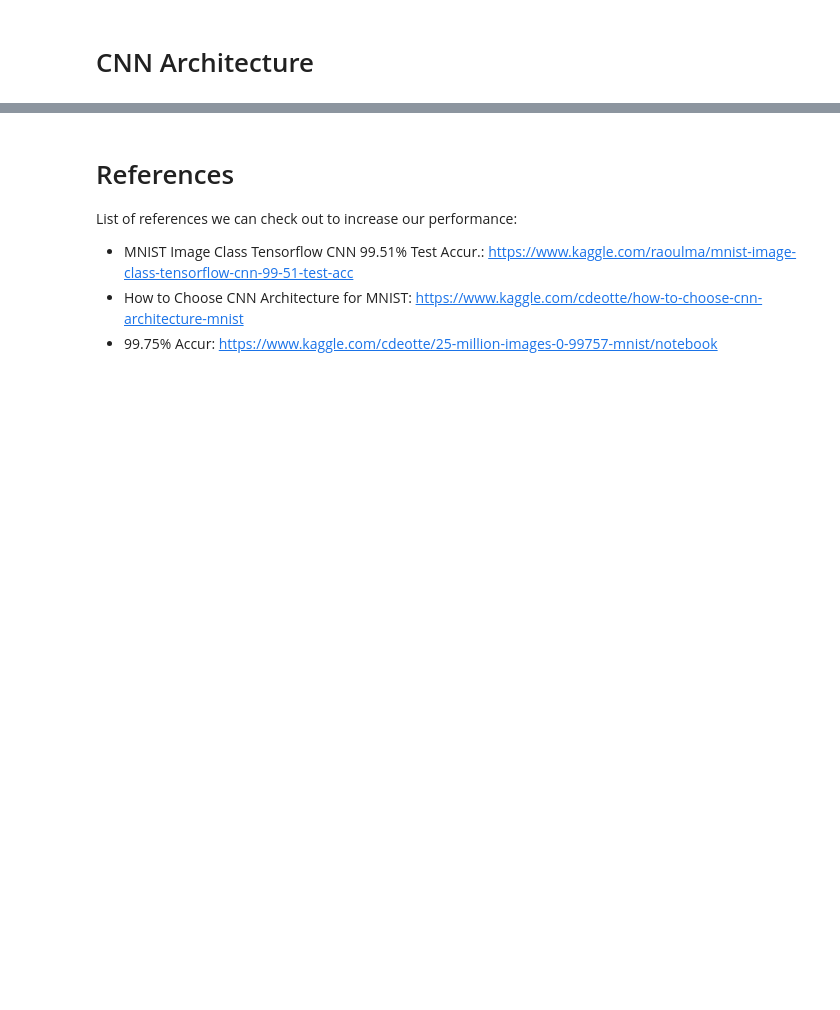
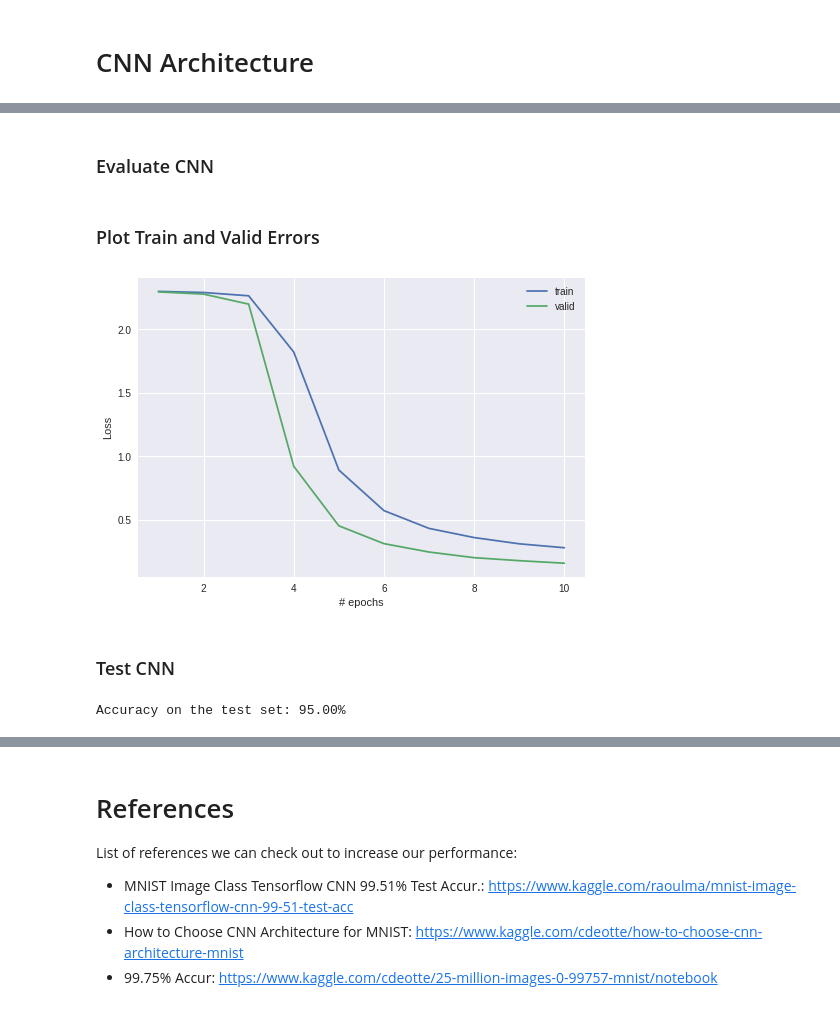
Before and after one commit to bouchardi/ift6135, a Jupyter notebook: Problem_2.ipynb, the cells around one changed output, grey strips where cells are left out. Cells and saved outputs as stored; diff of their text form; code cells hidden in the pictures; blank space fills up the shorter version.

```diff
--- a/Problem_2.ipynb
+++ b/Problem_2.ipynb
@@ -28,0 +91,6 @@ https://github.com/MaximumEntropy/welcome_tutorials/tree/pytorch/pytorch
+# %%
+import torch
+
+use_gpu = torch.cuda.is_available()
+print("GPU Available: {}".format(use_gpu))
+device = torch.device("cuda:0" if use_gpu else "cpu")
@@ -28,0 +348,2 @@ https://github.com/MaximumEntropy/welcome_tutorials/tree/pytorch/pytorch
+# %% [markdown]
+### Evaluate CNN
@@ -29,3 +385,47 @@ https://github.com/MaximumEntropy/welcome_tutorials/tree/pytorch/pytorch
+# %% [markdown]
+### Plot Train and Valid Errors
+# %%
+import matplotlib.pyplot as plt
+
+# Plot training and validation curve
+x = range(1, num_epochs + 1)
+plt.plot(x, train_errors, label='train')
+plt.plot(x, eval_errors, label='valid')
+
+plt.xlabel('# epochs')
+plt.ylabel('Loss')
+plt.legend()
+
+plt.show()
+# %% [output]
+[figure, added]
+# %% [markdown]
+### Test CNN
+# %%
+# model in eval mode
+model.eval()
+
+correct = 0
+total = 0
+
+for digits, labels in loader_test:
+
+  # digits and labels on GPU
+  digits = digits.to(device)
+  labels = labels.to(device)
+
+  # forward pass
+  outputs = model(digits)
+  _, predicted = torch.max(outputs.data, 1)
+
+  # save the accuary
+
+  total += labels.size(0)
+  correct += torch.sum(predicted == labels.data)
+
+print('Accuracy on the test set: {:.2f}%'.format(100 * correct / total))
+# %% [output]
+Accuracy on the test set: 95.00%
 # %% [markdown]
 # CNN vs. MLP
 
```
Also changed, not shown: parts of 15 cells of this notebook.
